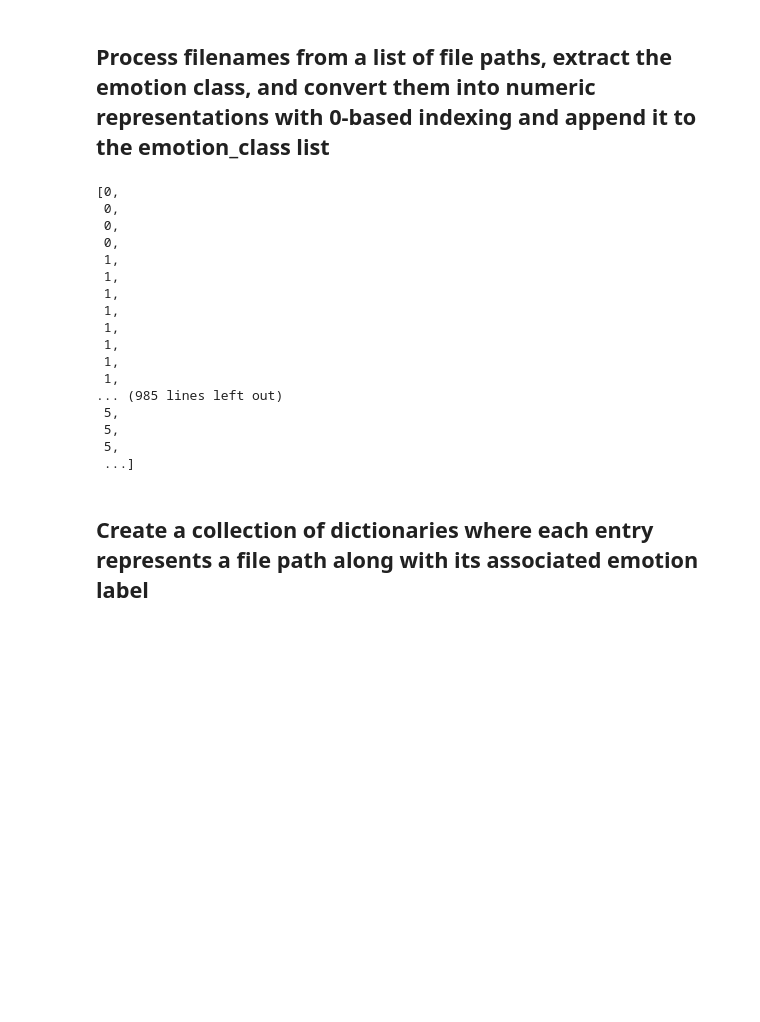
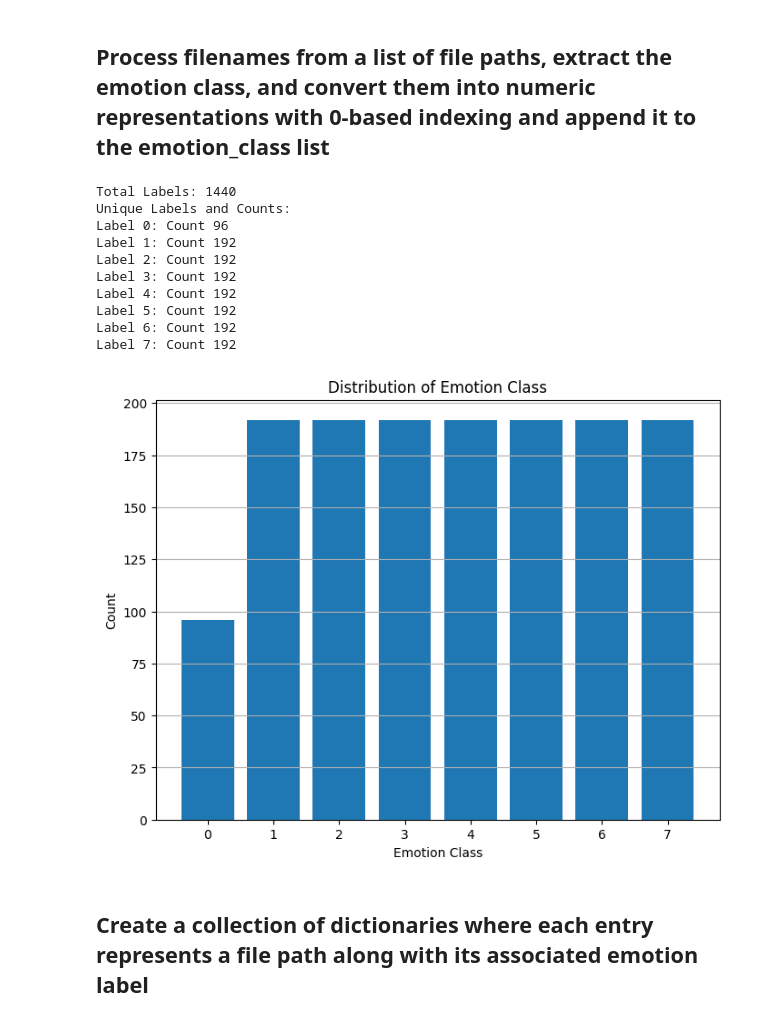
Before and after one commit to SammriddhGupta/COMP_9444, a Jupyter notebook: Sam_folder/Basic_AlexNet.ipynb, the cells around one changed output. Saved outputs shown, nothing was run; the diff lists cells and outputs as text; code cells hidden in the pictures; blank space fills up the shorter version.

```diff
--- a/Sam_folder/Basic_AlexNet.ipynb
+++ b/Sam_folder/Basic_AlexNet.ipynb
@@ -102,26 +102,37 @@ for everyfile in list_files:
     number_label = int(label) - 1
 
     emotion_class.append(number_label)
-# %%
-emotion_class###printing of the 'emotion_class' labels
-# %% [output]
-[0,
- 0,
- 0,
- 0,
- 1,
- 1,
- 1,
- 1,
- 1,
- 1,
- 1,
- 1,
-... (985 lines left out)
- 5,
- 5,
- 5,
- ...]
+# %%
+# Summary Statistics
+labels_count = len(emotion_class)
+unique_labels = np.unique(emotion_class, return_counts=True)
+
+print(f"Total Labels: {labels_count}")
+print("Unique Labels and Counts:")
+for label, count in zip(unique_labels[0], unique_labels[1]):
+    print(f"Label {label}: Count {count}")
+
+# Histogram/Bar Plot
+plt.figure(figsize=(8, 6))
+plt.hist(emotion_class, bins=np.arange(min(emotion_class), max(emotion_class) + 2) - 0.5, rwidth=0.8)
+plt.title('Distribution of Emotion Class')
+plt.xlabel('Emotion Class')
+plt.ylabel('Count')
+plt.xticks(np.arange(min(emotion_class), max(emotion_class) + 1))
+plt.grid(axis='y')
+plt.show()
+# %% [output]
+Total Labels: 1440
+Unique Labels and Counts:
+Label 0: Count 96
+Label 1: Count 192
+Label 2: Count 192
+Label 3: Count 192
+Label 4: Count 192
+Label 5: Count 192
+Label 6: Count 192
+Label 7: Count 192
+[figure, added]
 # %% [markdown]
 ## Create a collection of dictionaries where each entry represents a file path along with its associated emotion label
 # %%
```
Also changed, not shown: parts of 7 cells of this notebook, 1 other file.
